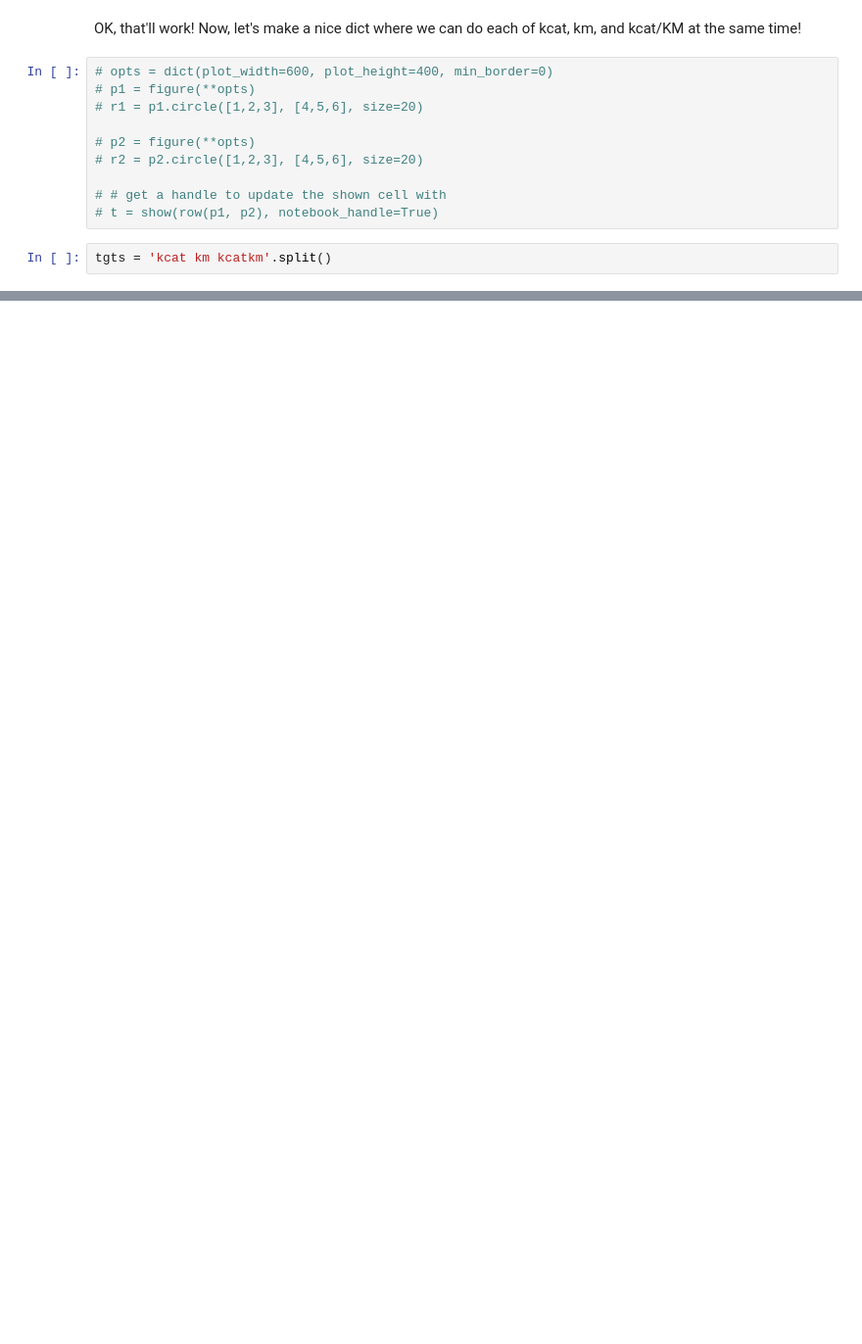
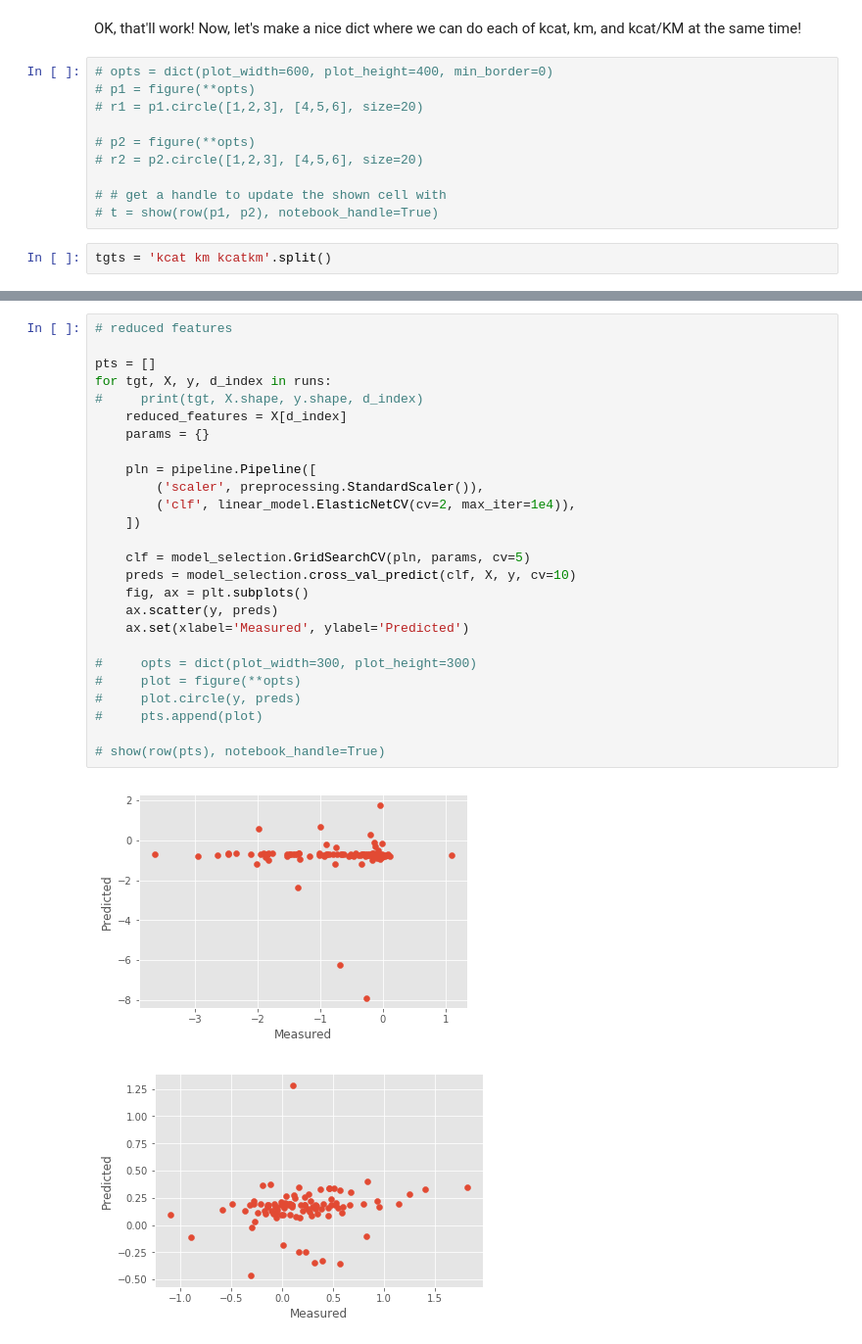
Before and after one commit to dacarlin/bglb_family, a Jupyter notebook: machine_learning/en__big_feat_set__modern.ipynb, the cells around one changed output, grey strips where cells are left out. Shown at 98% size. Saved outputs shown, nothing was run; the diff lists cells and outputs as text; blank space fills up the shorter version.

```diff
--- a/machine_learning/en__big_feat_set__modern.ipynb
+++ b/machine_learning/en__big_feat_set__modern.ipynb
@@ -148,0 +178,29 @@ kcatkm (113, 8401) (113,)
+# %%
+# reduced features
+
+pts = []
+for tgt, X, y, d_index in runs:
+#     print(tgt, X.shape, y.shape, d_index)
+    reduced_features = X[d_index]
+    params = {}
+
+    pln = pipeline.Pipeline([
+        ('scaler', preprocessing.StandardScaler()),
+        ('clf', linear_model.ElasticNetCV(cv=2, max_iter=1e4)),
+    ])
+
+    clf = model_selection.GridSearchCV(pln, params, cv=5)
+    preds = model_selection.cross_val_predict(clf, X, y, cv=10)
+    fig, ax = plt.subplots()
+    ax.scatter(y, preds)
+    ax.set(xlabel='Measured', ylabel='Predicted')
+
+#     opts = dict(plot_width=300, plot_height=300)
+#     plot = figure(**opts)
+#     plot.circle(y, preds)
+#     pts.append(plot)
+
+# show(row(pts), notebook_handle=True)
+# %% [output]
+[figure, added]
+[figure, added]
```
Also changed, not shown: parts of 8 cells of this notebook, 11 other files.
